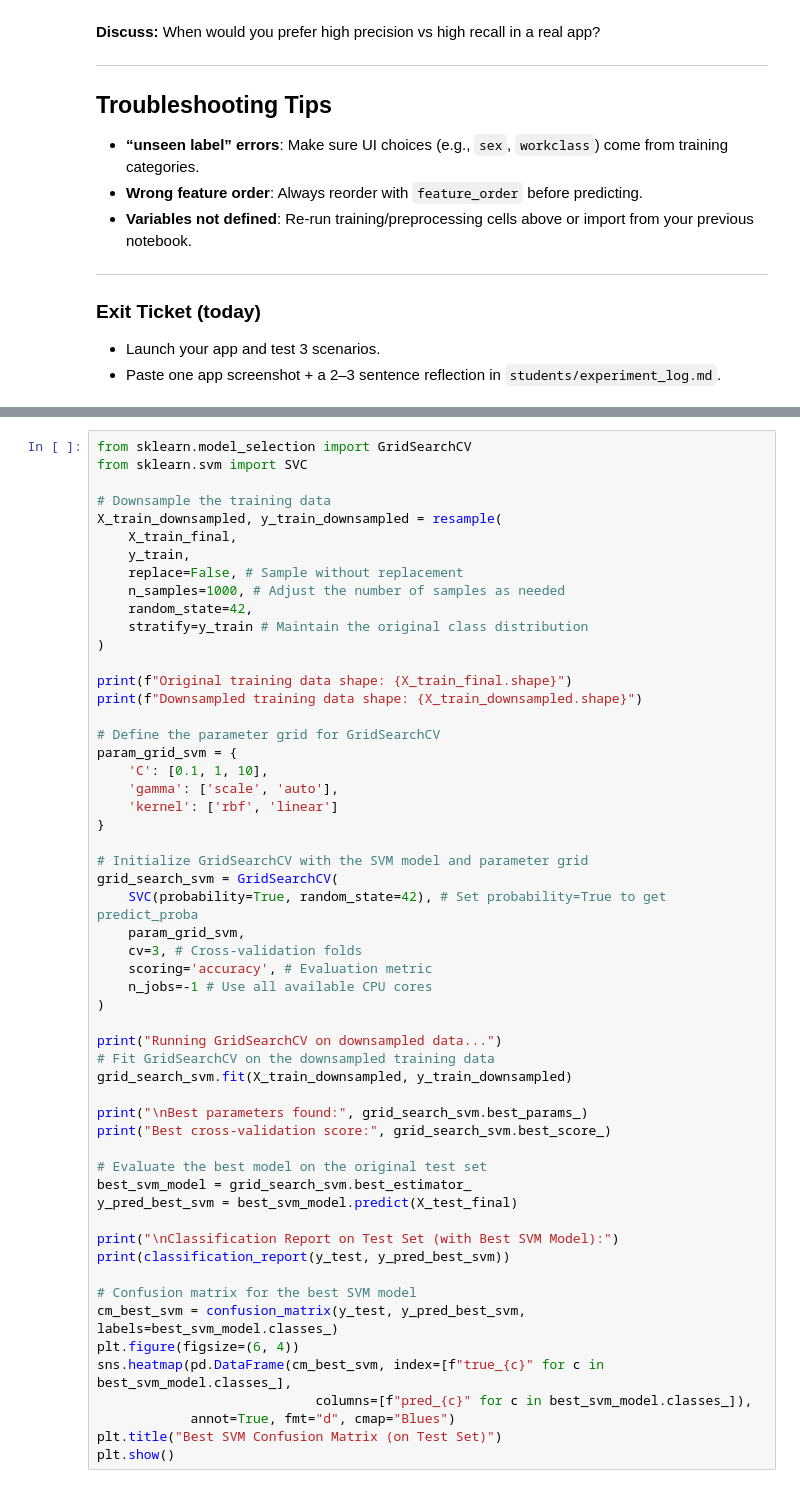
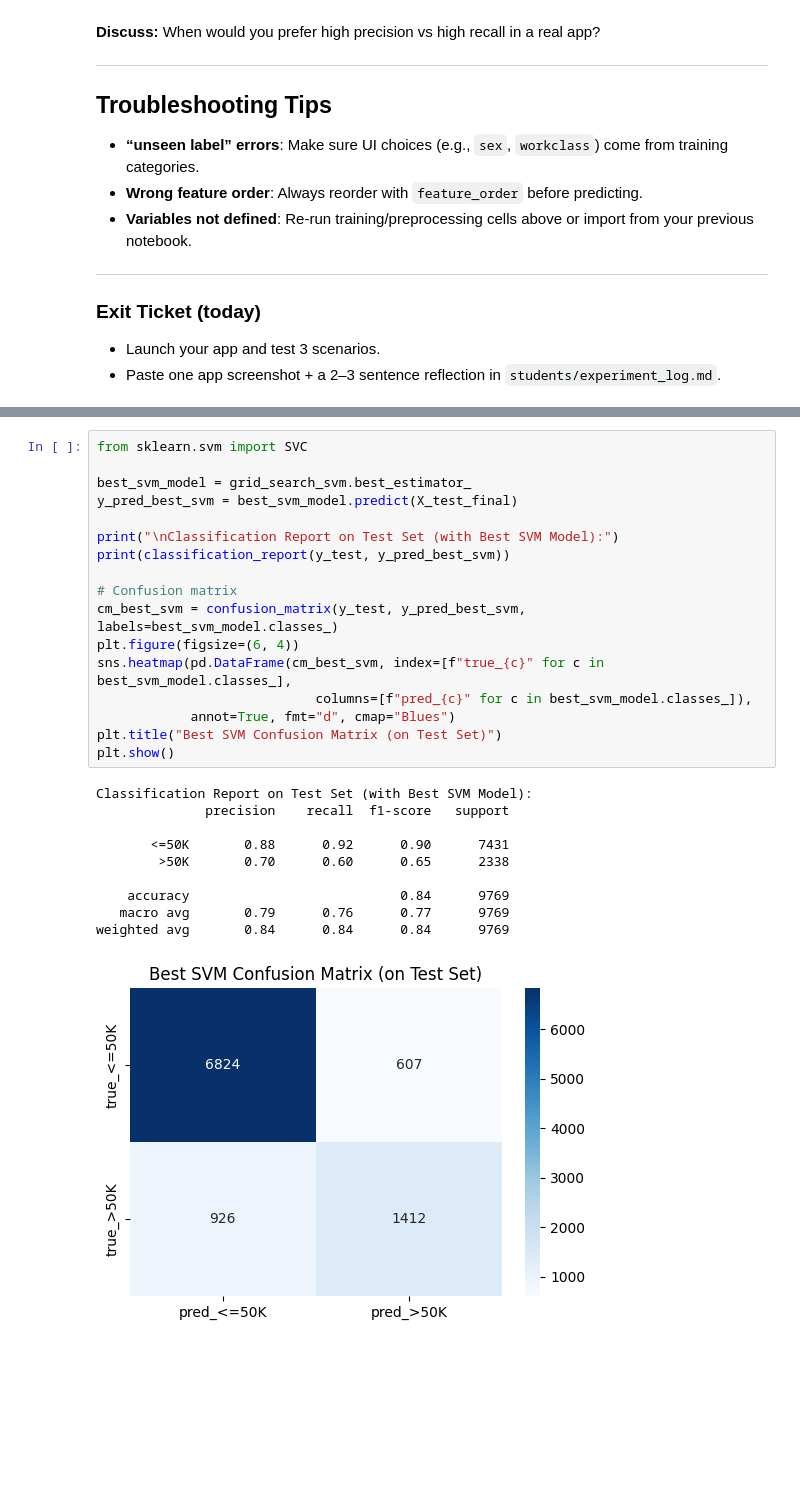
Before and after one commit to al-zhangg/dl-survey-live-lab-2025, a Jupyter notebook: 01_baseline_random_forest_gradio.ipynb, the cells around one changed output, grey strips where cells are left out. Saved outputs shown, nothing was run; the diff lists cells and outputs as text; blank space fills up the shorter version.

```diff
--- a/01_baseline_random_forest_gradio.ipynb
+++ b/01_baseline_random_forest_gradio.ipynb
@@ -619,55 +662,28 @@ from sklearn.utils import resample # downsample the dataset
 # %%
-from sklearn.model_selection import GridSearchCV
 from sklearn.svm import SVC
 
-# Downsample the training data
-X_train_downsampled, y_train_downsampled = resample(
-    X_train_final,
-    y_train,
-    replace=False, # Sample without replacement
-    n_samples=1000, # Adjust the number of samples as needed
-    random_state=42,
-    stratify=y_train # Maintain the original class distribution
-)
-
-print(f"Original training data shape: {X_train_final.shape}")
-print(f"Downsampled training data shape: {X_train_downsampled.shape}")
-
-# Define the parameter grid for GridSearchCV
-param_grid_svm = {
-    'C': [0.1, 1, 10],
-    'gamma': ['scale', 'auto'],
-    'kernel': ['rbf', 'linear']
-}
-
-# Initialize GridSearchCV with the SVM model and parameter grid
-grid_search_svm = GridSearchCV(
-    SVC(probability=True, random_state=42), # Set probability=True to get predict_proba
-    param_grid_svm,
-    cv=3, # Cross-validation folds
-    scoring='accuracy', # Evaluation metric
-    n_jobs=-1 # Use all available CPU cores
-)
-
-print("Running GridSearchCV on downsampled data...")
-# Fit GridSearchCV on the downsampled training data
-grid_search_svm.fit(X_train_downsampled, y_train_downsampled)
-
-print("\nBest parameters found:", grid_search_svm.best_params_)
-print("Best cross-validation score:", grid_search_svm.best_score_)
-
-# Evaluate the best model on the original test set
 best_svm_model = grid_search_svm.best_estimator_
 y_pred_best_svm = best_svm_model.predict(X_test_final)
 
 print("\nClassification Report on Test Set (with Best SVM Model):")
 print(classification_report(y_test, y_pred_best_svm))
 
-# Confusion matrix for the best SVM model
+# Confusion matrix
 cm_best_svm = confusion_matrix(y_test, y_pred_best_svm, labels=best_svm_model.classes_)
 plt.figure(figsize=(6, 4))
 sns.heatmap(pd.DataFrame(cm_best_svm, index=[f"true_{c}" for c in best_svm_model.classes_],
                             columns=[f"pred_{c}" for c in best_svm_model.classes_]),
             annot=True, fmt="d", cmap="Blues")
 plt.title("Best SVM Confusion Matrix (on Test Set)")
 plt.show()
+# %% [output]
+Classification Report on Test Set (with Best SVM Model):
+              precision    recall  f1-score   support
+
+       <=50K       0.88      0.92      0.90      7431
+        >50K       0.70      0.60      0.65      2338
+
+    accuracy                           0.84      9769
+   macro avg       0.79      0.76      0.77      9769
+weighted avg       0.84      0.84      0.84      9769
+[figure, added]
```
Also changed, not shown: parts of 7 cells of this notebook.
